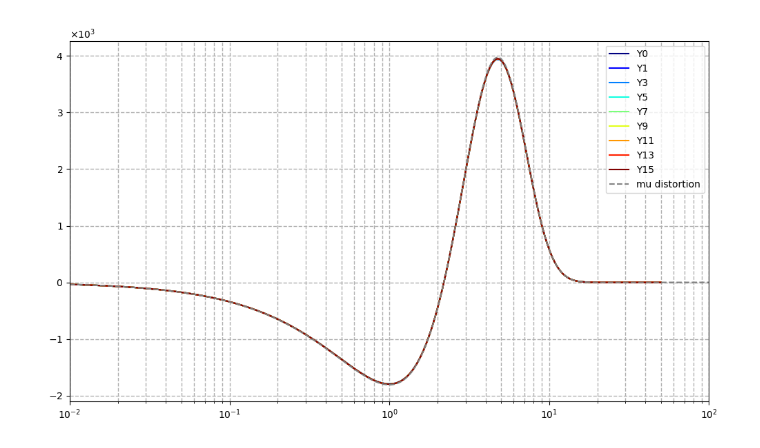
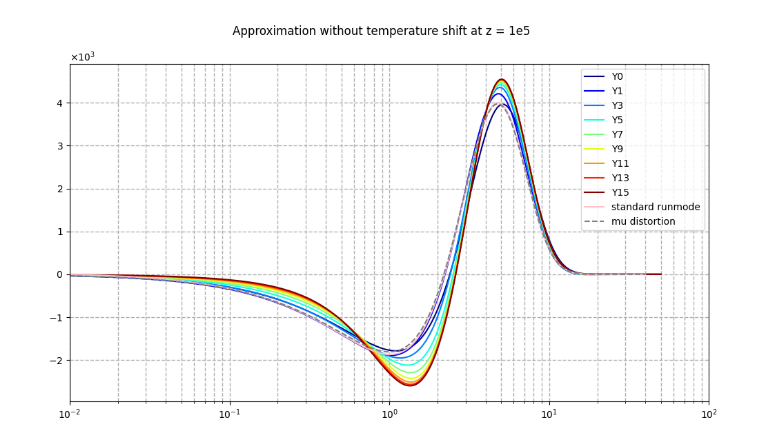
Before and after one commit to Sareva00/CMB-SD, a Jupyter notebook: fhm.ipynb, the cells around one changed output. Saved outputs shown, nothing was run; the diff lists cells and outputs as text; code cells hidden in the pictures.

```diff
--- a/fhm.ipynb
+++ b/fhm.ipynb
@@ -47,25 +50,21 @@ def sci_notation(x):
 # %%
+#import frequency hierarchy module output
 
-folder = 'outputs/fhm-5e5/'
+folder2 = 'outputs/fhm-5e5/'
 
 xyn= []
 DIyn= []
 for i in range (len(Yn)):
-    file_path = os.path.join(folder, f"Y{Yn[i]}_0.1/.dat_ymax{Yn[i]}_y_bg.spec")
+    file_path = os.path.join(folder2, f"0.1/.dat_ymax{Yn[i]}_y_bg.spec")
     op = pd.read_csv(file_path, skiprows=1, delimiter=' ', header=None)
 
     xyn.append(op.iloc[:, 0].values)
     DIyn.append((op.iloc[:, 1].values)* (2*K**3*T**3)/(vc**2*h_pl**2)*1e26) #unit of measure are different!
 
-file_path = os.path.join(folder, "PDE-non-linear/Dn.delta-z.dat")
-HC = pd.read_csv(file_path, skiprows=6, delimiter=' ', header=None)
-x = HC.iloc[:, 0].values
-DI = (HC.iloc[:, 5].values)
-
 xyn2= []
 DIyn2= []
 for i in range (len(Yn)):
-    file_path = os.path.join(folder, f"Y{Yn[i]}_1/.dat_ymax{Yn[i]}_y_bg.spec")
+    file_path = os.path.join(folder2, f"Y{Yn[i]}_1/.dat_ymax{Yn[i]}_y_bg.spec")
     op = pd.read_csv(file_path, skiprows=1, delimiter=' ', header=None)
 
     xyn2.append(op.iloc[:, 0].values)
@@ -83,46 +191,46 @@ for i in range (len(Yn)):
+# %%
+folder3 = 'outputs/fhm-1e5/'
+
+xyn1= []
+DIyn1= []
+for i in range (len(Yn)):
+    file_path = os.path.join(folder3, f".dat_ymax{Yn[i]}_y_bg.spec")
+    op = pd.read_csv(file_path, skiprows=1, delimiter=' ', header=None)
+
+    xyn1.append(op.iloc[:, 0].values)
+    DIyn1.append((op.iloc[:, 1].values)* (2*K**3*T**3)/(vc**2*h_pl**2)*1e26) #unit of measure are different!
 # %%
+fig, ax1 = plt.subplots(1, 1, figsize=(10, 6))
+fig.suptitle(f"Approximation without temperature shift at z = 1e5 ")
 
-# Crea la figura e i subplots (2 righe e 1 colonna)
-fig, ax1 = plt.subplots(1, 1, figsize=(10, 6))
-#fig.suptitle(f"Particle decay scenario ")
+for i in range (len(Yn)):
+    ax1.plot(xyn1[i],DIyn1[i], label = f"Y{Yn[i]}", color = colors(i))
 
-# Plot per DI_N2 (primo subplot)
-for i in range (len(Yn)):
-    ax1.plot(xyn[i],DIyn[i], label = f"Y{Yn[i]}", color = colors(i))
-
-#ax1.plot(x,DI, label = "standard runmode", color= "pink")
+ax1.plot(x,DI_N, label = "standard runmode", color= "pink")
 ax1.plot(x,M(x)*mu*1e26, label = "mu distortion", color = "gray", linestyle = "dashed")
 
 ax1.set_xscale('log')
 ax1.set_xlim([1e-2, 1e2])
 #ax1.set_ylabel("$\Delta I_{N}$ [Jy/sr]")*
 #ax1.set_xlabel("x")
 #ax1.set_title("All $\Delta$ I_N curves")
 ax1.grid(True, which = 'both',  linestyle='--', linewidth=1)
-
-
-# Plot per DT2 (secondo subplot)
-
-#ax1.plot(A2,B2, label = "Y15")
 
 ax1.legend()
 
 
 
 #ax2.set_xscale('log')
 ##ax2.set_xlim([1e-4, 50])
 ##ax2.set_ylim([-2.3e-3, 1.1e-2])
 ##ax2.set_ylabel("$\Delta$ T / T")
 ##ax2.set_xlabel("x")
 #ax2.grid(True, which = 'both',  linestyle='--', linewidth=1)
 ##ax2.legend()
 
 ax1.yaxis.set_major_formatter(ScalarFormatter())
 ax1.ticklabel_format(axis='y', style='sci', scilimits=(0, 0),useMathText=True) #only y axis, it does not work on the log scale
-#ax2.yaxis.set_major_formatter(ScalarFormatter())
-#ax2.ticklabel_format(axis='y', style='sci', scilimits=(0, 0),useMathText=True)
-# Aggiusta il layout
 plt.tight_layout()
 plt.show()
 # %% [output]
-[figure, old version]
+[figure, new version]
```
Also changed, not shown: parts of 8 cells of this notebook, 2 other files.
